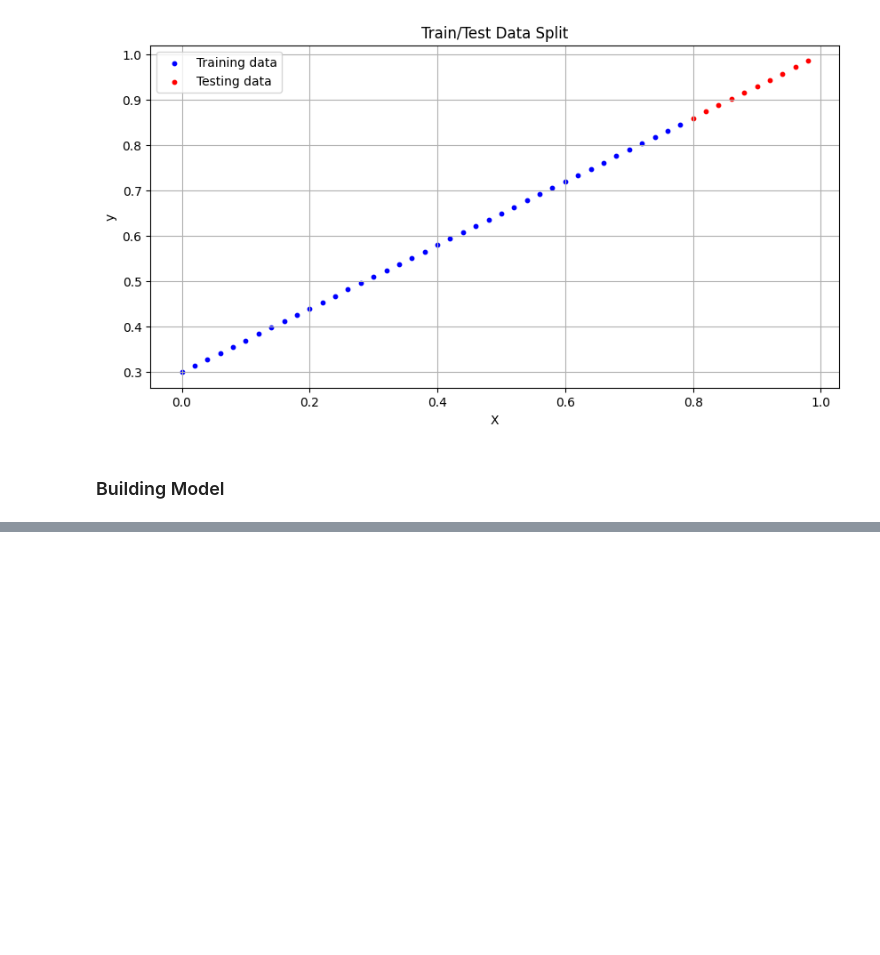
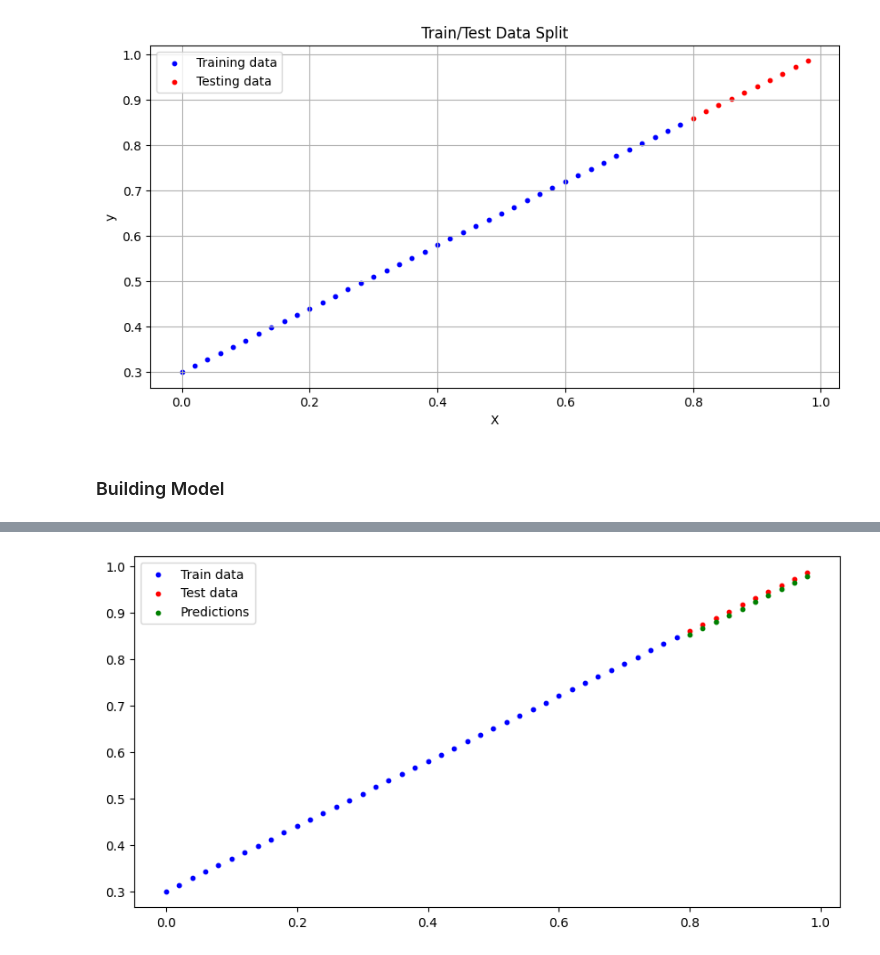
Before and after one commit to RajuNiranjan/learning, a Jupyter notebook: PyTorch/lessons/01_pytorch_workflow.ipynb, the cells around one changed output, grey strips where cells are left out. Saved outputs shown, nothing was run; the diff lists cells and outputs as text; code cells hidden in the pictures; blank space fills up the shorter version.

```diff
--- a/PyTorch/lessons/01_pytorch_workflow.ipynb
+++ b/PyTorch/lessons/01_pytorch_workflow.ipynb
@@ -122,0 +209,27 @@ Output: tensor([0.4648, 0.6993], grad_fn=<AddBackward0>)
+# %%
+torch.manual_seed(40)
+model_0 = LinearRegressionModel()
+loss_fn = nn.L1Loss()  # Mean Absolute Error
+optimizer = torch.optim.SGD(params=model_0.parameters(), lr=0.01)
+# %%
+epochs = 300
+
+for epoch in range(epochs):
+    # Training
+    model_0.train()
+    y_pred = model_0(X_train)
+    loss = loss_fn(y_pred, Y_train)
+    optimizer.zero_grad()
+    loss.backward()
+    optimizer.step()
+
+    # Testing
+    model_0.eval()
+    with torch.inference_mode():
+        y_test_pred = model_0(X_test)
+        test_loss = loss_fn(y_test_pred, Y_test)
+
+    if epoch % 20 == 0:
+        print(f"Epoch {epoch:3d} | Train Loss: {loss:.4f} | Test Loss: {test_loss:.4f}")
+
+print("\nFinal model parameters:", model_0.state_dict())
@@ -122,0 +254,13 @@ Output: tensor([0.4648, 0.6993], grad_fn=<AddBackward0>)
+# %%
+def plot_predictions(train_data, train_labels, test_data, test_labels, predictions=None):
+    plt.figure(figsize=(10, 5))
+    plt.scatter(train_data, train_labels, c='b', s=10, label="Train data")
+    plt.scatter(test_data, test_labels, c='r', s=10, label="Test data")
+    if predictions is not None:
+        plt.scatter(test_data, predictions, c='g', s=10, label="Predictions")
+    plt.legend()
+    plt.show()
+
+plot_predictions(X_train, Y_train, X_test, Y_test, y_test_pred)
+# %% [output]
+[figure, added]
```
Also changed, not shown: parts of 13 cells of this notebook.
